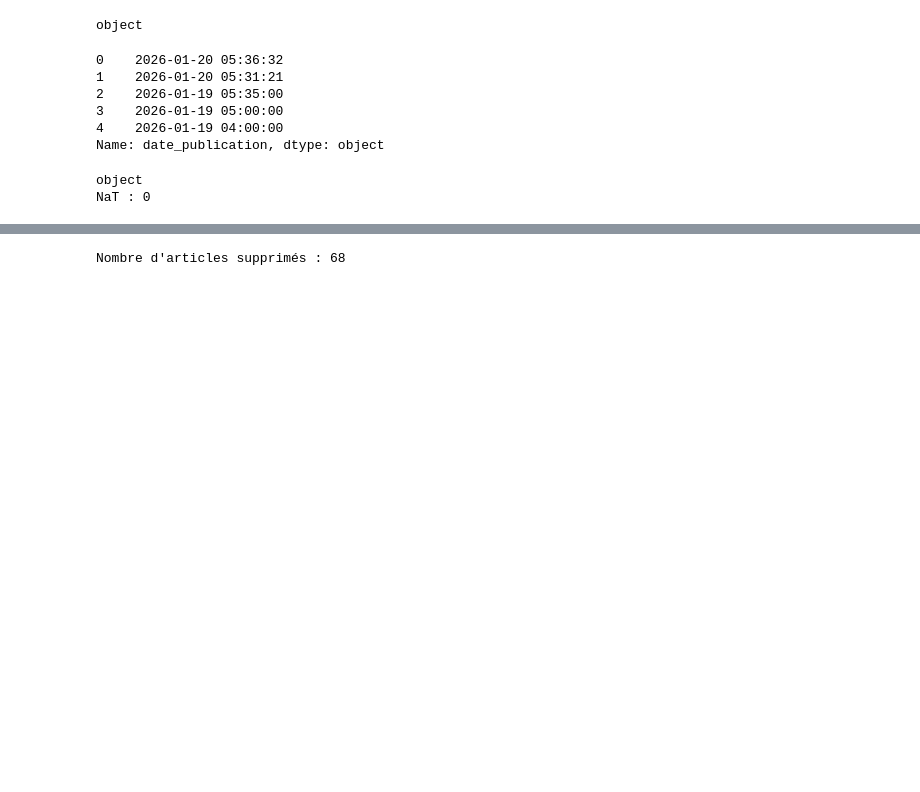
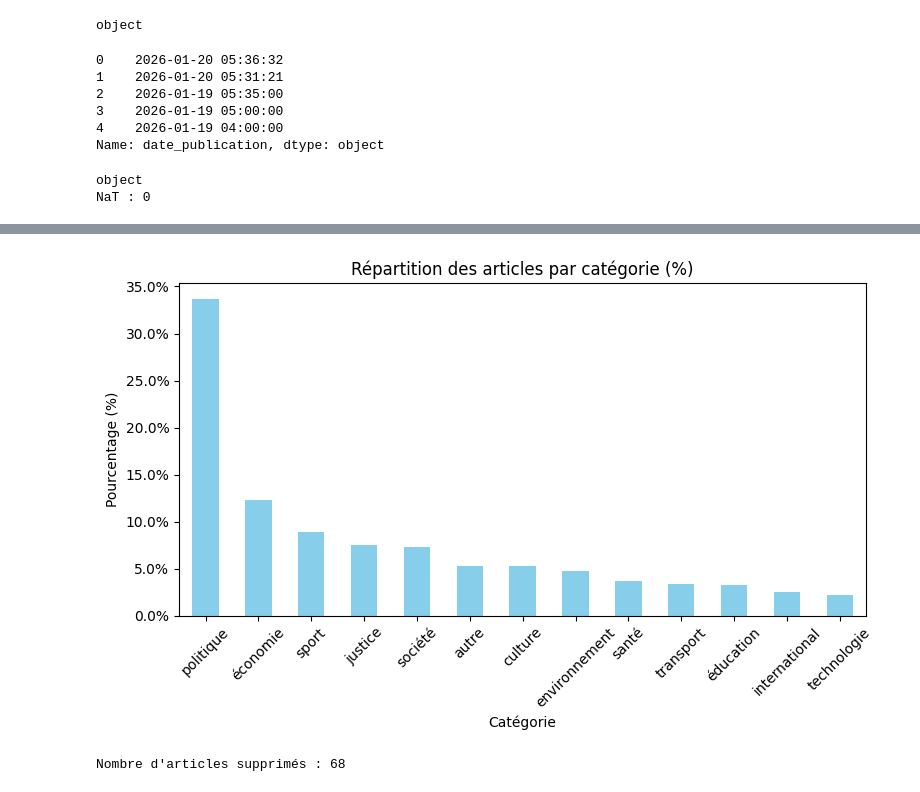
Before and after one commit to hents8/veille_media_mada, a Jupyter notebook: notebooks/data_analyse.ipynb, the cells around one changed output, grey strips where cells are left out. Cells and saved outputs as stored; diff of their text form; code cells hidden in the pictures; blank space fills up the shorter version.

```diff
--- a/notebooks/data_analyse.ipynb
+++ b/notebooks/data_analyse.ipynb
@@ -447,3 +492,28 @@ plt.show()
+# %%
+import matplotlib.pyplot as plt
+from matplotlib.ticker import PercentFormatter
+
+# volume par catégorie
+volume_cat = df_exploded["categorie"].value_counts()
+
+# --- Conversion en pourcentage du total ---
+volume_cat_percent = volume_cat / volume_cat.sum()  # valeurs 0 → 1
+
+# --- Graphique ---
+plt.figure(figsize=(8,5))
+ax = volume_cat_percent.plot(kind="bar", color="skyblue")
+
+# Formatter axe Y en %
+ax.yaxis.set_major_formatter(PercentFormatter(1.0))  # 1.0 car valeurs entre 0 et 1
+
+plt.title("Répartition des articles par catégorie (%)")
+plt.xlabel("Catégorie")
+plt.ylabel("Pourcentage (%)")
+plt.xticks(rotation=45)
+plt.tight_layout()
+plt.show()
+# %% [output]
+[figure, added]
 # %%
 result = collection.delete_many({
      "source": "https://tanikomadagascar.com/feed/"
```
Also changed, not shown: parts of 21 cells of this notebook, 2 other files.
